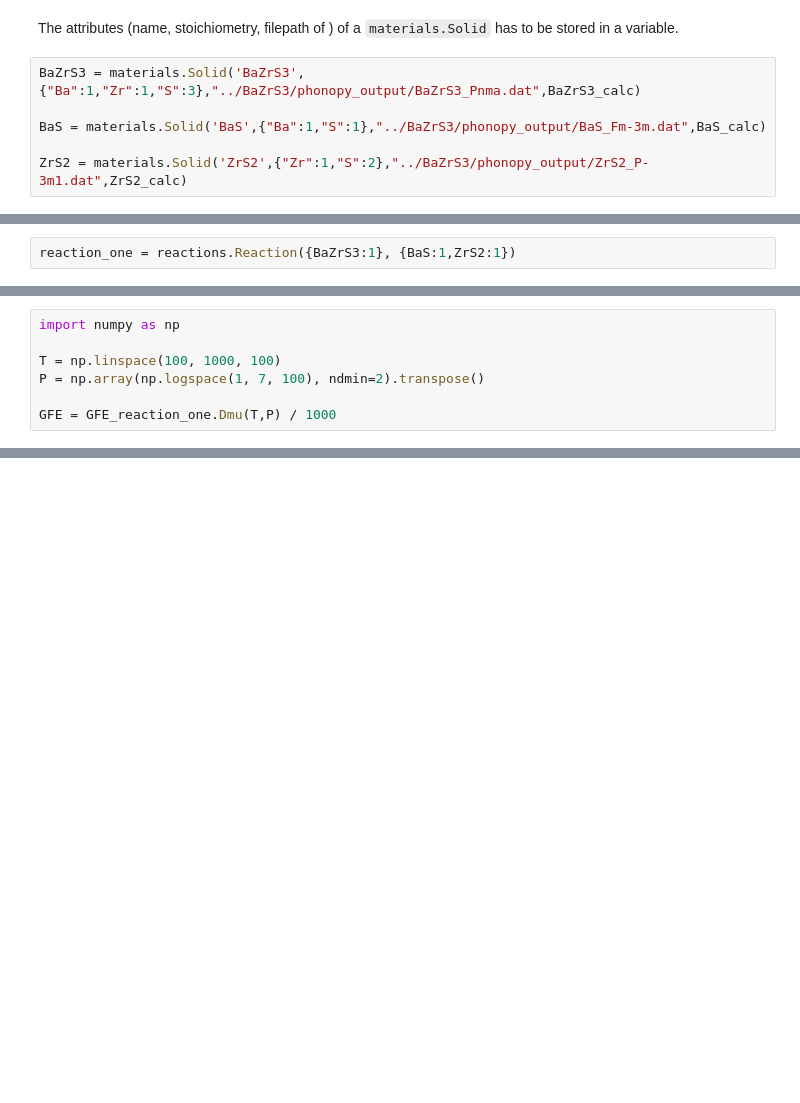
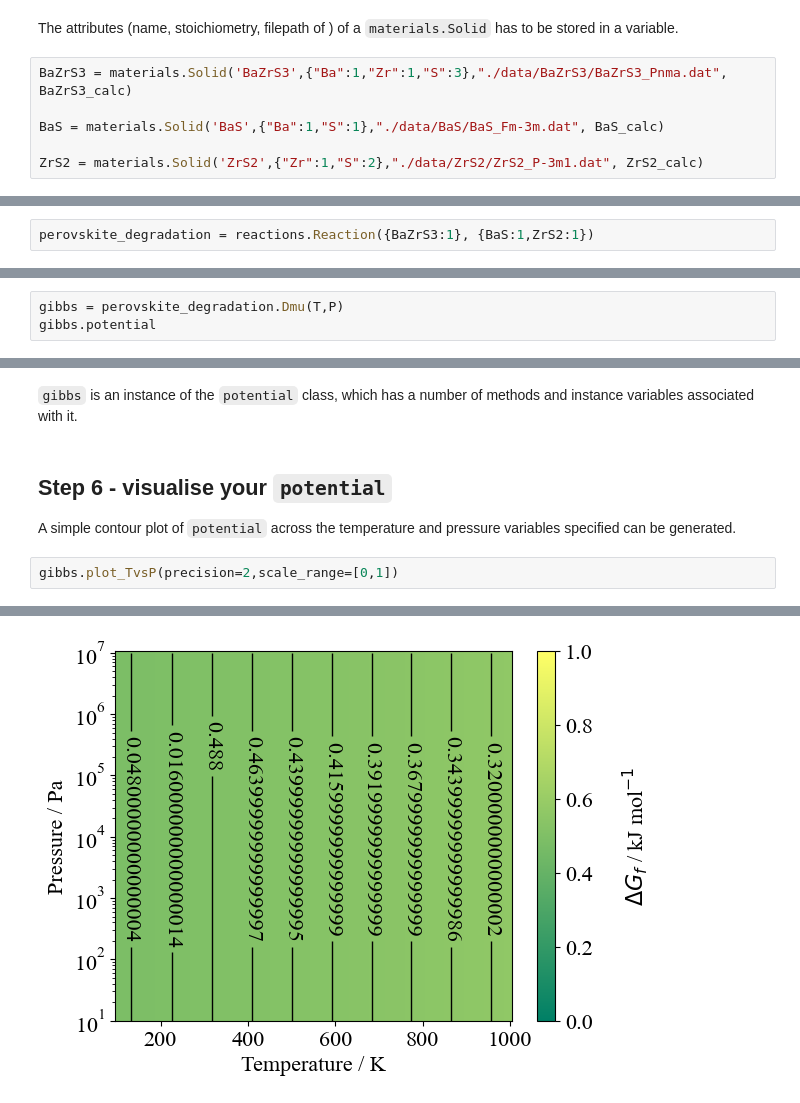
Before and after one commit to NU-CEM/ThermoPot, a Jupyter notebook: docs/tutorial.ipynb, the cells around one changed output, grey strips where cells are left out. Saved outputs shown, nothing was run; the diff lists cells and outputs as text; blank space fills up the shorter version.

```diff
--- a/docs/tutorial.ipynb
+++ b/docs/tutorial.ipynb
@@ -117,11 +110,11 @@ For in-notebook help with functions, docstrings can be accessed with a `?` to tr
 # %% [markdown]
 The attributes (name, stoichiometry, filepath of ) of a `materials.Solid` has to be stored in a variable.
 # %%
-BaZrS3 = materials.Solid('BaZrS3',{"Ba":1,"Zr":1,"S":3},"../BaZrS3/phonopy_output/BaZrS3_Pnma.dat",BaZrS3_calc)
+BaZrS3 = materials.Solid('BaZrS3',{"Ba":1,"Zr":1,"S":3},"./data/BaZrS3/BaZrS3_Pnma.dat", BaZrS3_calc)
 
-BaS = materials.Solid('BaS',{"Ba":1,"S":1},"../BaZrS3/phonopy_output/BaS_Fm-3m.dat",BaS_calc)
+BaS = materials.Solid('BaS',{"Ba":1,"S":1},"./data/BaS/BaS_Fm-3m.dat", BaS_calc)
 
-ZrS2 = materials.Solid('ZrS2',{"Zr":1,"S":2},"../BaZrS3/phonopy_output/ZrS2_P-3m1.dat",ZrS2_calc)
+ZrS2 = materials.Solid('ZrS2',{"Zr":1,"S":2},"./data/ZrS2/ZrS2_P-3m1.dat", ZrS2_calc)
 # %%
 vars(BaZrS3)
 # %% [output]
@@ -140,3 +139,3 @@ We model the combination or decomposition of `materials` with the `reaction` cla
 # %%
-reaction_one = reactions.Reaction({BaZrS3:1}, {BaS:1,ZrS2:1})
+perovskite_degradation = reactions.Reaction({BaZrS3:1}, {BaS:1,ZrS2:1})
 # %%
@@ -162,7 +156,0 @@ GFE_reaction_one = reactions.Reaction
-# %%
-import numpy as np
-
-T = np.linspace(100, 1000, 100)
-P = np.array(np.logspace(1, 7, 100), ndmin=2).transpose()
-
-GFE = GFE_reaction_one.Dmu(T,P) / 1000
@@ -187,0 +159,3 @@ ImportError: cannot import name 'stability' from 'thermopot' (/Users/prakriti/de
+# %%
+gibbs = perovskite_degradation.Dmu(T,P)
+gibbs.potential
@@ -187,0 +176,9 @@ ImportError: cannot import name 'stability' from 'thermopot' (/Users/prakriti/de
+# %% [markdown]
+`gibbs` is an instance of the `potential` class, which has a number of methods and instance variables associated with it.
+# %% [markdown]
+## Step 6 - visualise your `potential`
+
+A simple contour plot of `potential` across the temperature and pressure variables specified can be generated.
+# %%
+gibbs.plot_TvsP(precision=2,scale_range=[0,1])
+# %% [output]
@@ -187,0 +186 @@ ImportError: cannot import name 'stability' from 'thermopot' (/Users/prakriti/de
+[figure, added]
```
Also changed, not shown: parts of 27 cells of this notebook, 6 other files.
